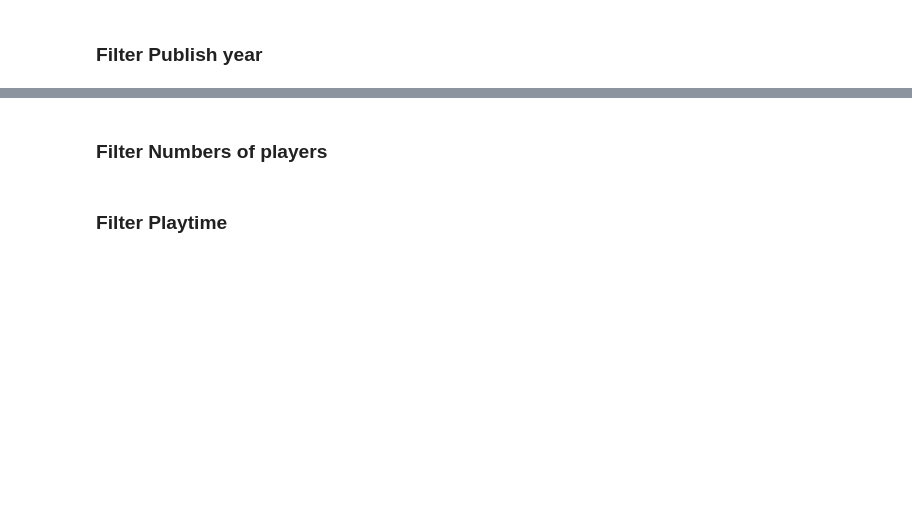
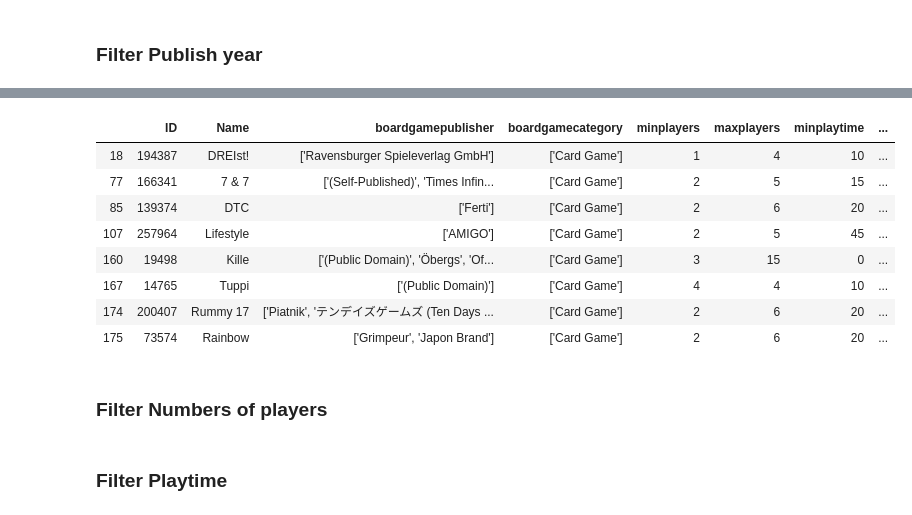
Before and after one commit to Hazel-Yi/analytics-teamwork, a Jupyter notebook: Filter.ipynb, the cells around one changed output, grey strips where cells are left out. Drawn from its saved outputs; the diff is of its cells as text; code cells hidden in the pictures; blank space fills up the shorter version.

```diff
--- a/Filter.ipynb
+++ b/Filter.ipynb
@@ -53,3 +94,15 @@ len(df)
+# %%
+df
+# %% [output]
+|  | ID | Name | boardgamepublisher | boardgamecategory | minplayers | maxplayers | minplaytime | ... |
+| 18 | 194387 | DREIst! | ['Ravensburger Spieleverlag GmbH'] | ['Card Game'] | 1 | 4 | 10 | ... |
+| 77 | 166341 | 7 & 7 | ['(Self-Published)', 'Times Infin... | ['Card Game'] | 2 | 5 | 15 | ... |
+| 85 | 139374 | DTC | ['Ferti'] | ['Card Game'] | 2 | 6 | 20 | ... |
+| 107 | 257964 | Lifestyle | ['AMIGO'] | ['Card Game'] | 2 | 5 | 45 | ... |
+| 160 | 19498 | Kille | ['(Public Domain)', 'Öbergs', 'Of... | ['Card Game'] | 3 | 15 | 0 | ... |
+| 167 | 14765 | Tuppi | ['(Public Domain)'] | ['Card Game'] | 4 | 4 | 10 | ... |
+| 174 | 200407 | Rummy 17 | ['Piatnik', 'テンデイズゲームズ (Ten Days ... | ['Card Game'] | 2 | 6 | 20 | ... |
+| 175 | 73574 | Rainbow | ['Grimpeur', 'Japon Brand'] | ['Card Game'] | 2 | 6 | 20 | ... |
 # %% [markdown]
 ### Filter Numbers of players
 # %%
```
Also changed, not shown: parts of 5 cells of this notebook, 4 other files.
